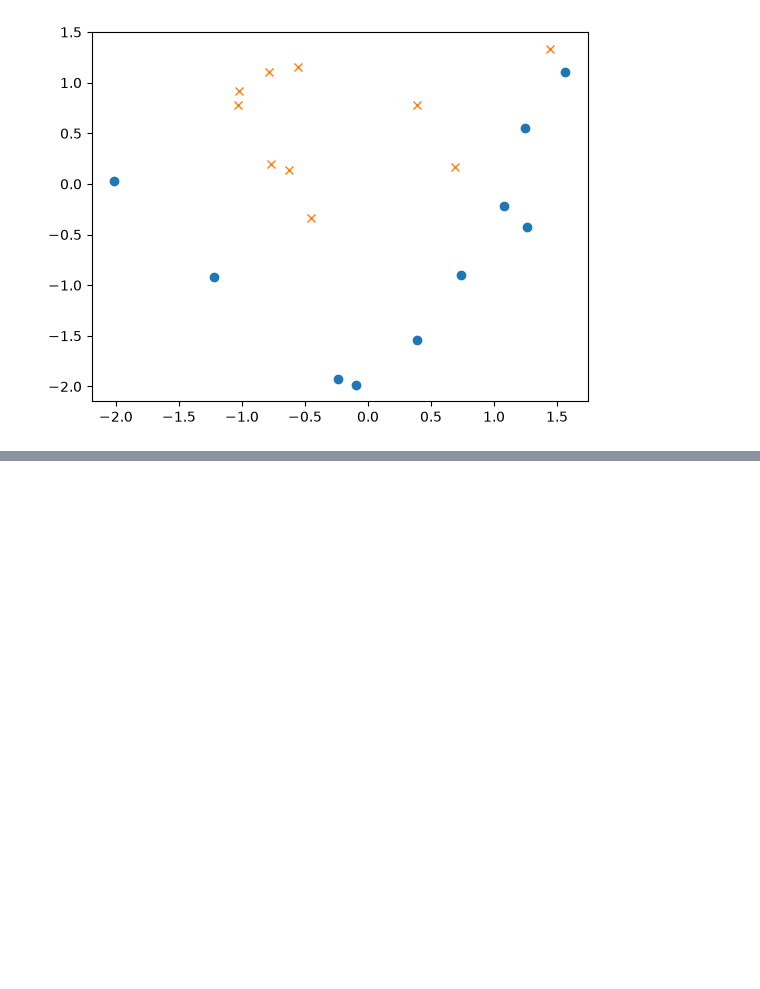
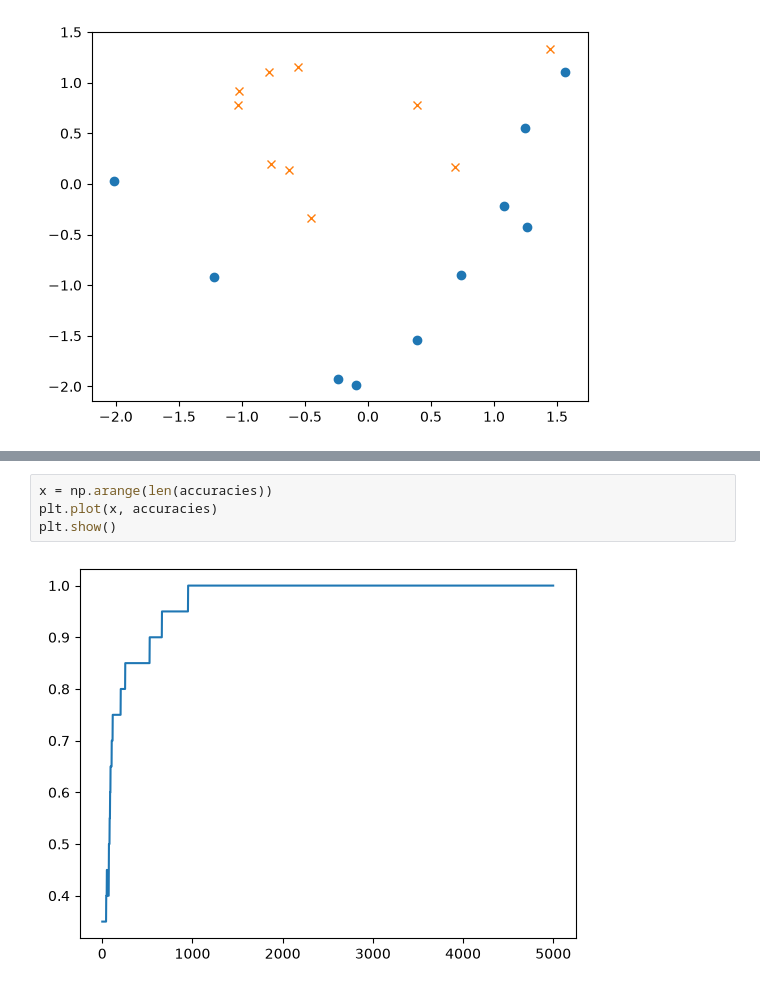
Before and after one commit to katherineinlala/Numsense-Data-Science-for-the-Layman, a Jupyter notebook: classification3_polynomial_features.ipynb, the cells around one changed output, grey strips where cells are left out. Cells and saved outputs as stored; diff of their text form; blank space fills up the shorter version.

```diff
--- a/classification3_polynomial_features.ipynb
+++ b/classification3_polynomial_features.ipynb
@@ -67,0 +71,6 @@ SyntaxError: invalid syntax (1948603821.py, line 7)
+# %%
+x = np.arange(len(accuracies))
+plt.plot(x, accuracies)
+plt.show()
+# %% [output]
+[figure, added]
```
Also changed, not shown: parts of 2 cells of this notebook.
